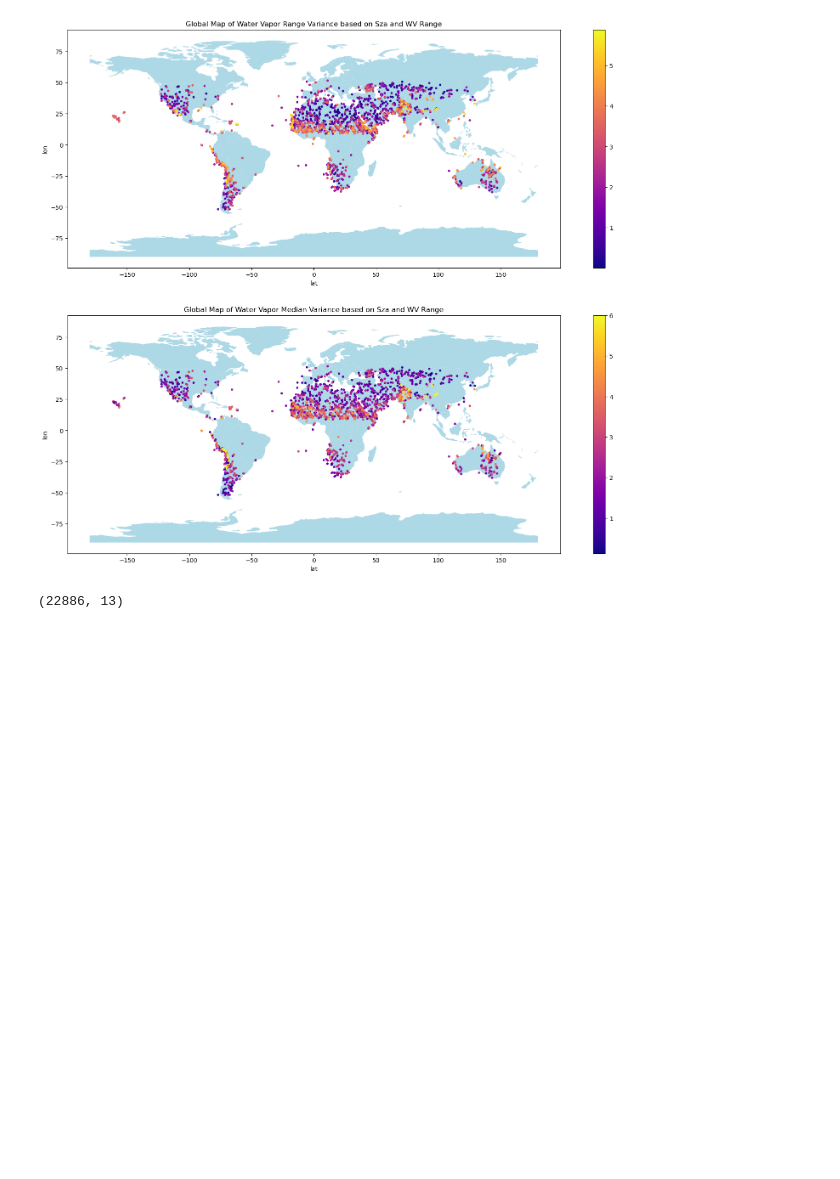
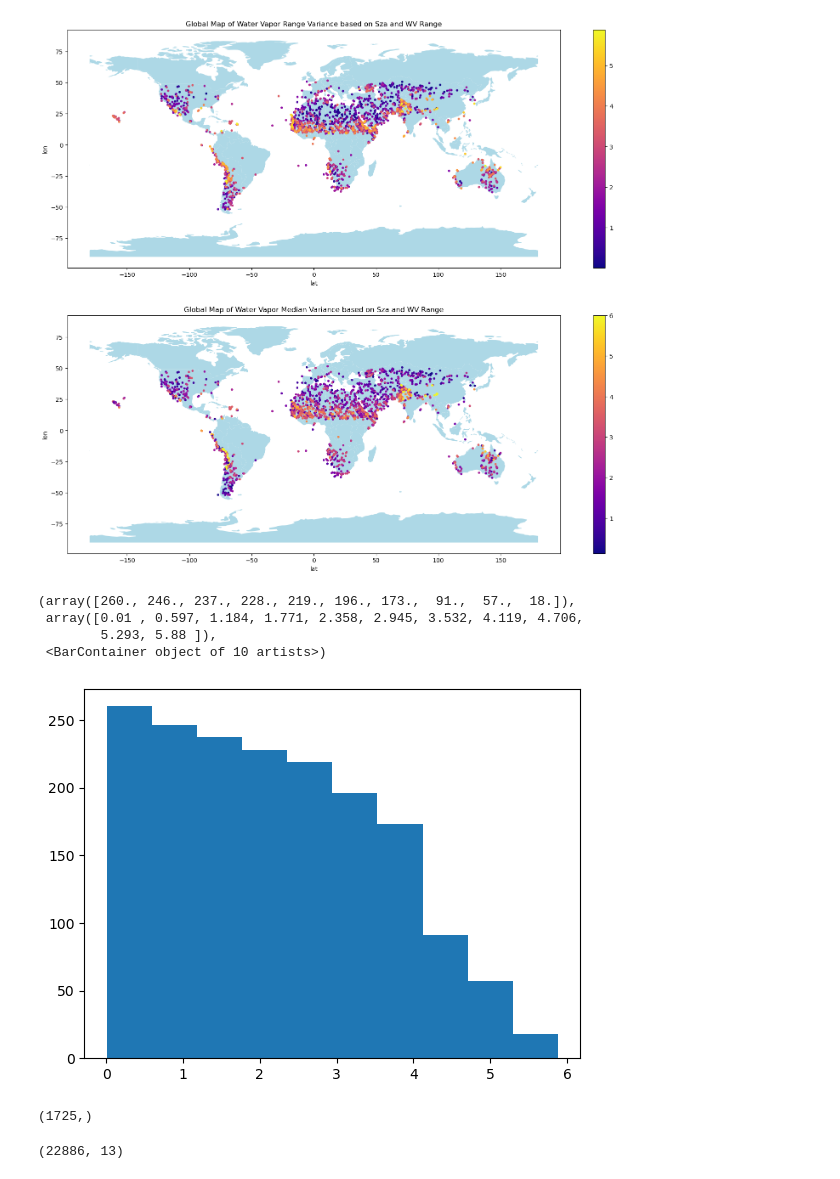
Before and after one commit to varunpatro1/EMIT_scene_analysis, a Jupyter notebook: build_train_set.ipynb, the cells around one changed output. Drawn from its saved outputs; the diff is of its cells as text; code cells hidden in the pictures; blank space fills up the shorter version.

```diff
--- a/build_train_set.ipynb
+++ b/build_train_set.ipynb
@@ -45,6 +45,18 @@ spatial_plot.elev_zen_variance_plt(lhs_samples, ' Sza and WV Range')
 spatial_plot.wv_range_med_variance_plt(lhs_samples, ' Sza and WV Range')
 # %% [output]
 [figure]
+# %%
+plt.hist(lhs_samples['wv range'])
+# %% [output]
+(array([260., 246., 237., 228., 219., 196., 173.,  91.,  57.,  18.]),
+ array([0.01 , 0.597, 1.184, 1.771, 2.358, 2.945, 3.532, 4.119, 4.706,
+        5.293, 5.88 ]),
+ <BarContainer object of 10 artists>)
+[figure, added]
+# %%
+lhs_samples['wv range'].shape
+# %% [output]
+(1725,)
 # %%
 np.savetxt('../train_sets/FIDs_1725.txt', lhs_fids, fmt='%s')
 # %%
```
Also changed, not shown: 1 other file.
